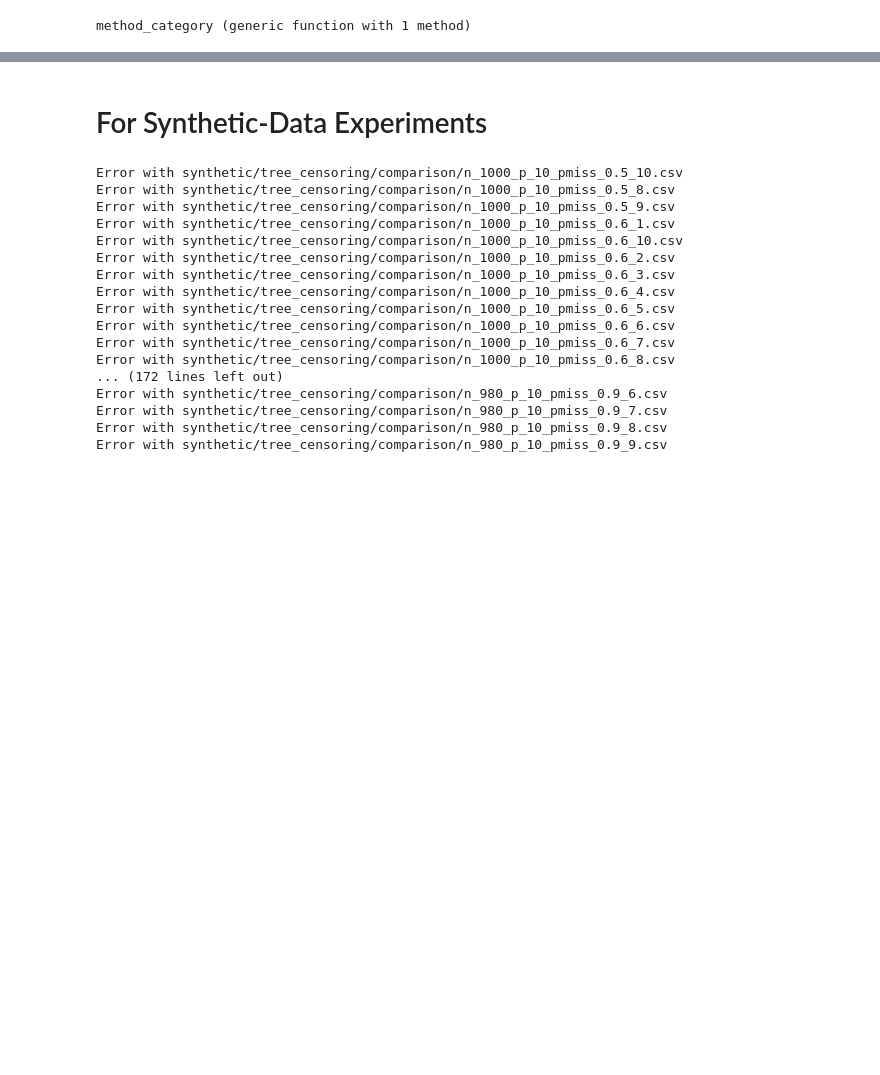
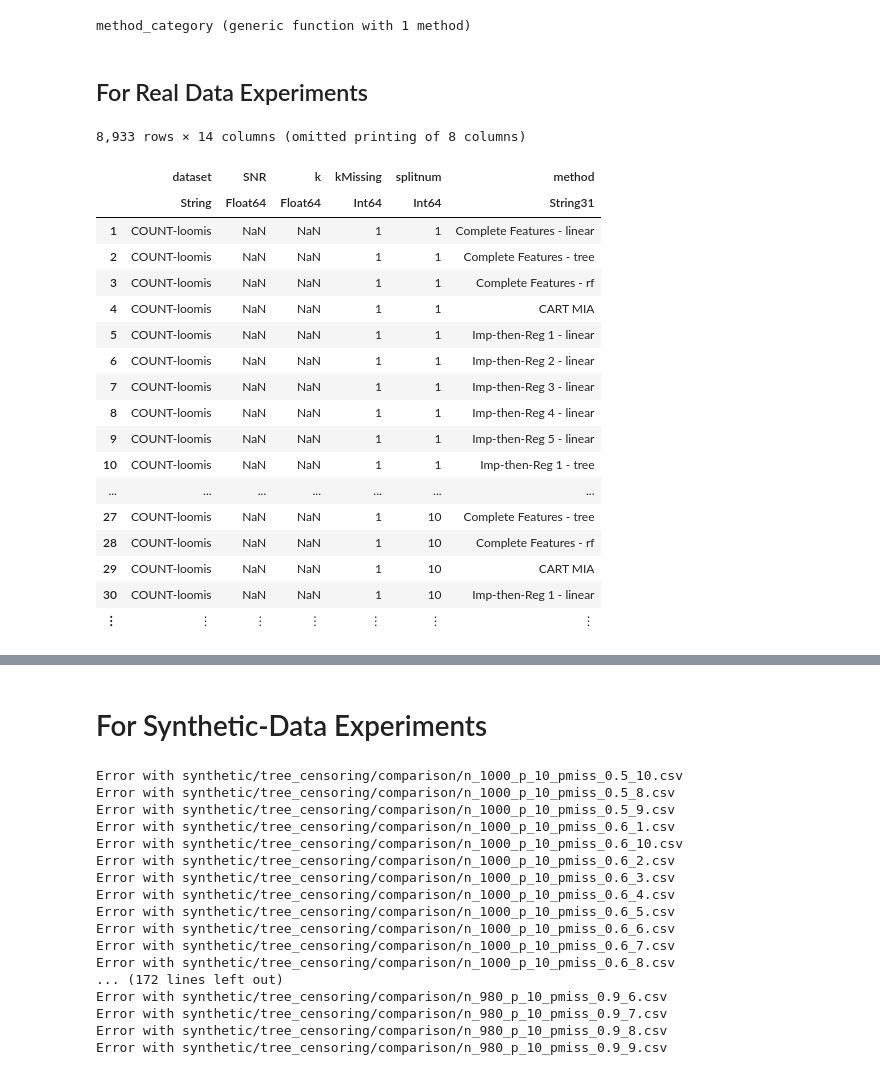
Before and after one commit to adelarue/PMD, a Jupyter notebook: results/Compile results together.ipynb, the cells around one changed output, grey strips where cells are left out. Saved outputs shown, nothing was run; the diff lists cells and outputs as text; code cells hidden in the pictures; blank space fills up the shorter version.

Commit message:
pb real y data

```diff
--- a/results/Compile results together.ipynb
+++ b/results/Compile results together.ipynb
@@ -16,3 +16,5 @@ function method_category(met)
 end
 # %% [output]
 method_category (generic function with 1 method)
+# %% [markdown]
+## For Real Data Experiments
@@ -18,0 +34,22 @@ method_category (generic function with 1 method)
+# %%
+res = CSV.read("realy/"*"FINAL_results.csv", DataFrame)
+# %% [output]
+8,933 rows × 14 columns (omitted printing of 8 columns)
+|  | dataset | SNR | k | kMissing | splitnum | method |
+|  | String | Float64 | Float64 | Int64 | Int64 | String31 |
+| 1 | COUNT-loomis | NaN | NaN | 1 | 1 | Complete Features - linear |
+| 2 | COUNT-loomis | NaN | NaN | 1 | 1 | Complete Features - tree |
+| 3 | COUNT-loomis | NaN | NaN | 1 | 1 | Complete Features - rf |
+| 4 | COUNT-loomis | NaN | NaN | 1 | 1 | CART MIA |
+| 5 | COUNT-loomis | NaN | NaN | 1 | 1 | Imp-then-Reg 1 - linear |
+| 6 | COUNT-loomis | NaN | NaN | 1 | 1 | Imp-then-Reg 2 - linear |
+| 7 | COUNT-loomis | NaN | NaN | 1 | 1 | Imp-then-Reg 3 - linear |
+| 8 | COUNT-loomis | NaN | NaN | 1 | 1 | Imp-then-Reg 4 - linear |
+| 9 | COUNT-loomis | NaN | NaN | 1 | 1 | Imp-then-Reg 5 - linear |
+| 10 | COUNT-loomis | NaN | NaN | 1 | 1 | Imp-then-Reg 1 - tree |
+| ... | ... | ... | ... | ... | ... | ... |
+| 27 | COUNT-loomis | NaN | NaN | 1 | 10 | Complete Features - tree |
+| 28 | COUNT-loomis | NaN | NaN | 1 | 10 | Complete Features - rf |
+| 29 | COUNT-loomis | NaN | NaN | 1 | 10 | CART MIA |
+| 30 | COUNT-loomis | NaN | NaN | 1 | 10 | Imp-then-Reg 1 - linear |
+| ⋮ | ⋮ | ⋮ | ⋮ | ⋮ | ⋮ | ⋮ |
```
Also changed, not shown: parts of 4 cells of this notebook, 2 other files.
